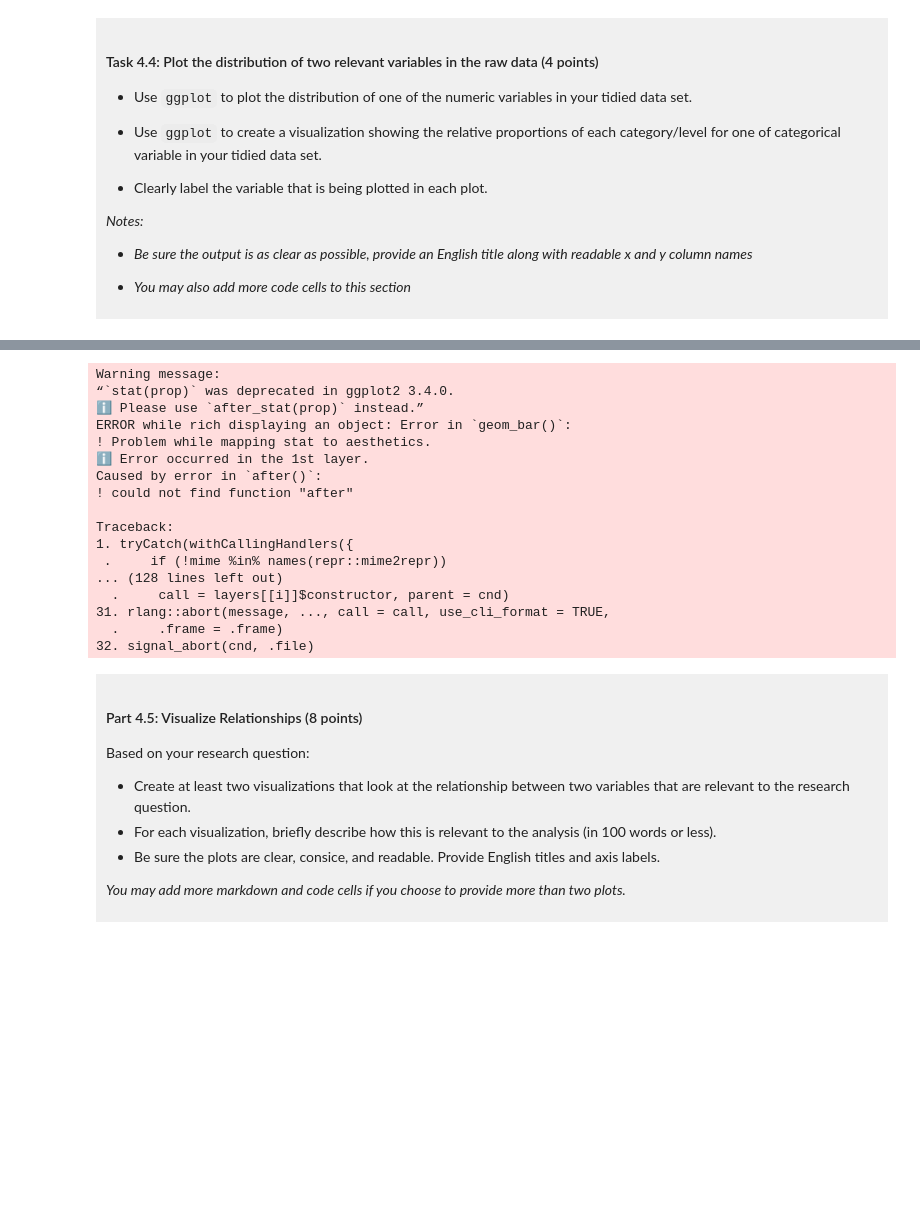
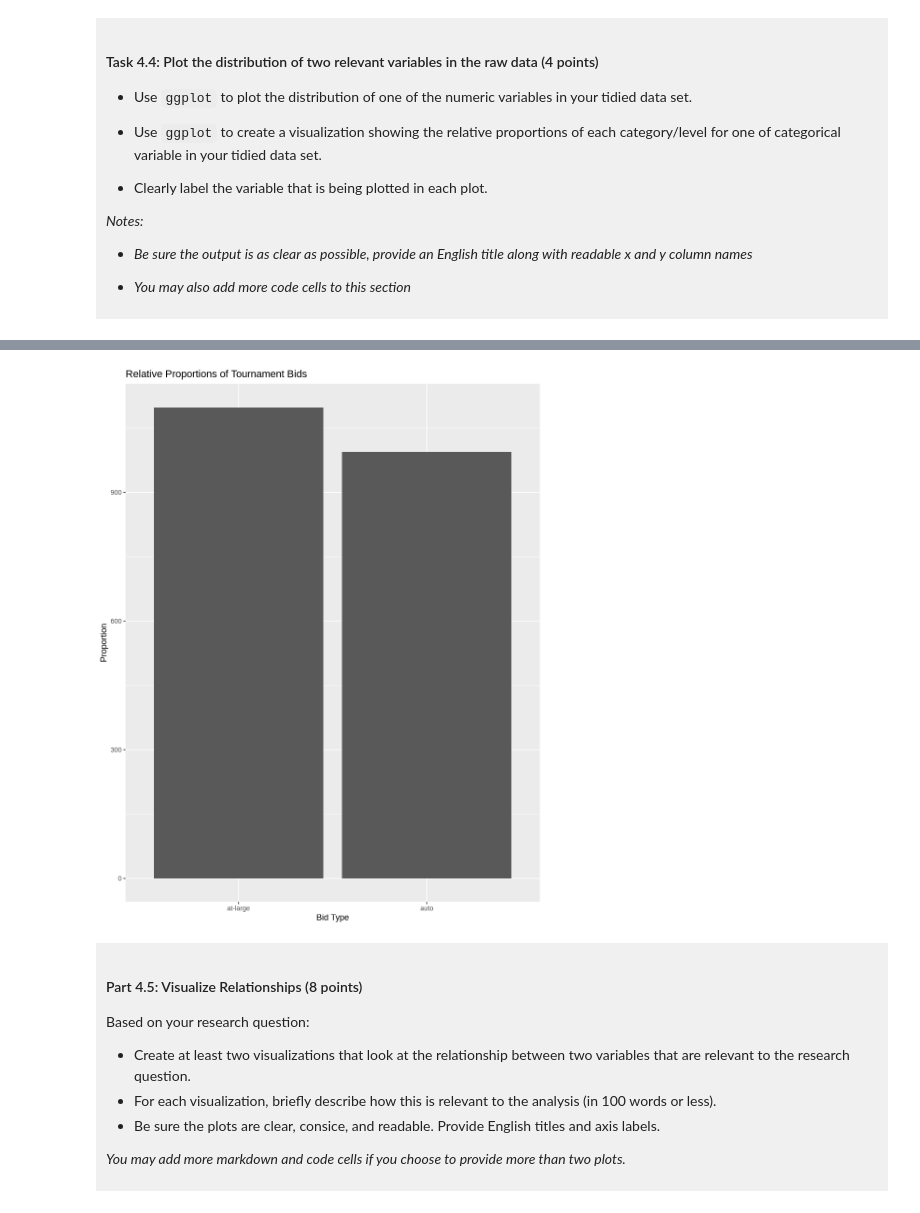
Before and after one commit to moxmoxay/dsci-100-project-moxie-tam, a Jupyter notebook: dsci-100-project-notebook.ipynb, the cells around one changed output, grey strips where cells are left out. Drawn from its saved outputs; the diff is of its cells as text; code cells hidden in the pictures; blank space fills up the shorter version.

```diff
--- a/dsci-100-project-notebook.ipynb
+++ b/dsci-100-project-notebook.ipynb
@@ -351,27 +368,11 @@ distribution_plot
 # %%
 visualization_plot <- wmm_data_tidy |>
     ggplot(aes(x = bid)) +
-    geom_bar(aes(y = after(stat(prop), group = 1), fill = "skyblue")) +
+    geom_bar() +
     labs(title = "Relative Proportions of Tournament Bids", x = "Bid Type", y = "Proportion")
 visualization_plot
 # %% [output]
-Warning message:
-“`stat(prop)` was deprecated in ggplot2 3.4.0.
-ℹ Please use `after_stat(prop)` instead.”
-ERROR while rich displaying an object: Error in `geom_bar()`:
-! Problem while mapping stat to aesthetics.
-ℹ Error occurred in the 1st layer.
-Caused by error in `after()`:
-! could not find function "after"
-
-Traceback:
-1. tryCatch(withCallingHandlers({
- .     if (!mime %in% names(repr::mime2repr))
-... (128 lines left out)
-  .     call = layers[[i]]$constructor, parent = cnd)
-31. rlang::abort(message, ..., call = call, use_cli_format = TRUE,
-  .     .frame = .frame)
-32. signal_abort(cnd, .file)
+[figure, added]
 # %% [markdown]
 <div style="background-color: #f0f0f0; padding: 10px;">
 
```
Also changed, not shown: parts of 10 cells of this notebook.
